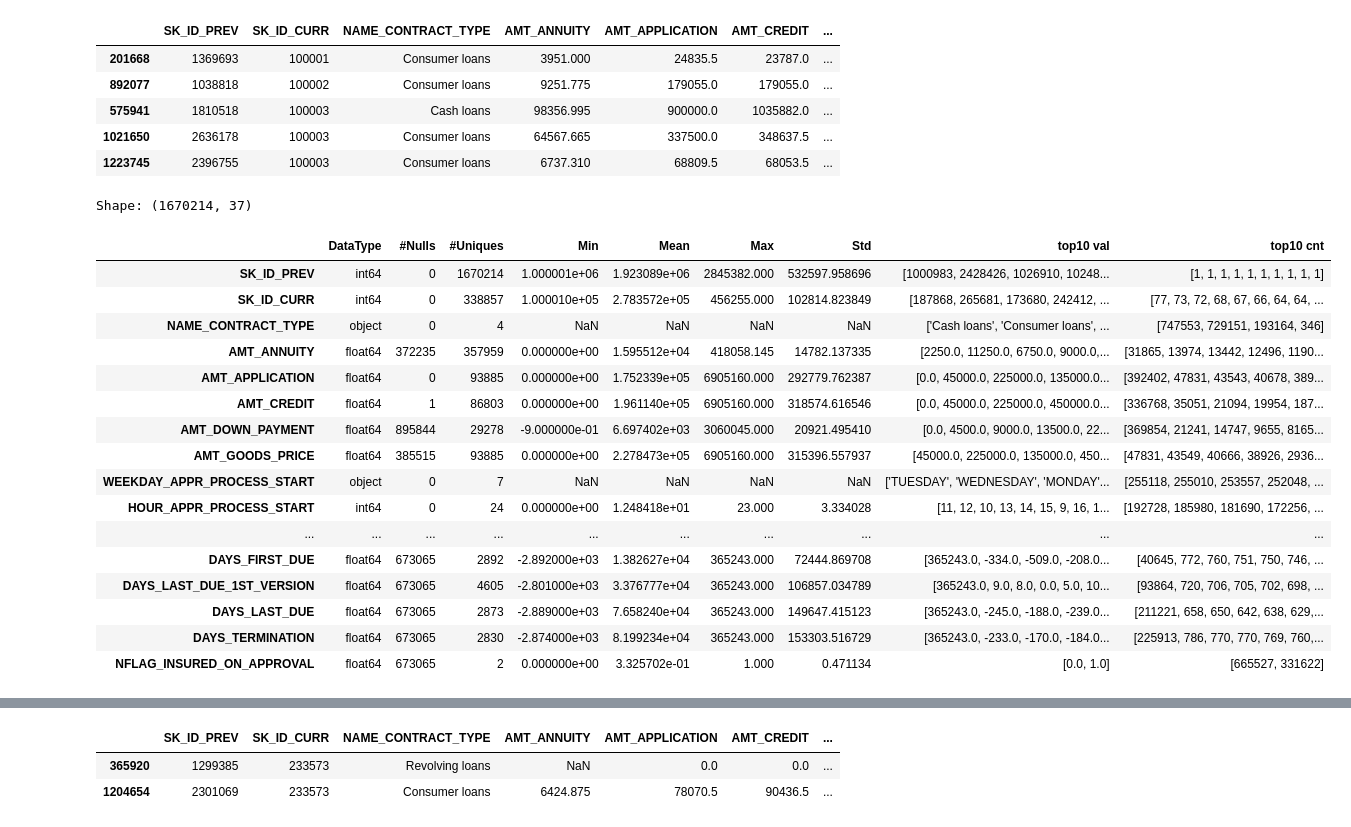
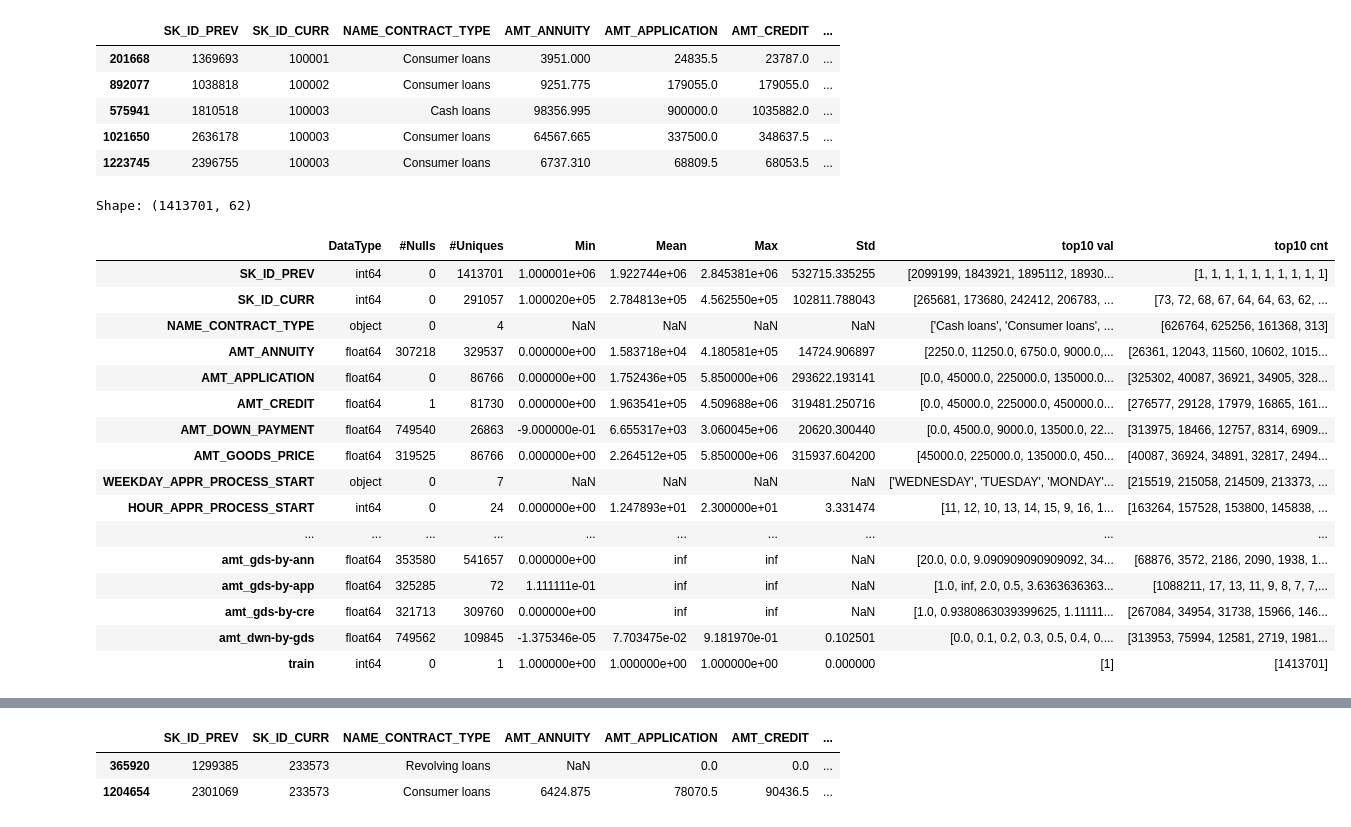
Before and after one commit to KazukiOnodera/Home-Credit-Default-Risk, a Jupyter notebook: py/EDA_002_previous_application.ipynb, the cells around one changed output, grey strips where cells are left out. Drawn from its saved outputs; the diff is of its cells as text; code cells hidden in the pictures.

```diff
--- a/py/EDA_002_previous_application.ipynb
+++ b/py/EDA_002_previous_application.ipynb
@@ -18,24 +18,32 @@ df.head()
 | 575941 | 1810518 | 100003 | Cash loans | 98356.995 | 900000.0 | 1035882.0 | ... |
 | 1021650 | 2636178 | 100003 | Consumer loans | 64567.665 | 337500.0 | 348637.5 | ... |
 | 1223745 | 2396755 | 100003 | Consumer loans | 6737.310 | 68809.5 | 68053.5 | ... |
+# %%
+train = utils.load_train()
+# %%
+df['train'] = 0
+df.loc[df['SK_ID_CURR'].isin(train.SK_ID_CURR), 'train'] = 1
+# %%
+df_test = df[df['train']==0]
+df_train = df[df['train']==1]
 # %%
-EDA.df_info(df)
+EDA.df_info(df_train)
 # %% [output]
-Shape: (1670214, 37)
+Shape: (1413701, 62)
 |  | DataType | #Nulls | #Uniques | Min | Mean | Max | Std | top10 val | top10 cnt |
-| SK_ID_PREV | int64 | 0 | 1670214 | 1.000001e+06 | 1.923089e+06 | 2845382.000 | 532597.958696 | [1000983, 2428426, 1026910, 10248... | [1, 1, 1, 1, 1, 1, 1, 1, 1, 1] |
-| SK_ID_CURR | int64 | 0 | 338857 | 1.000010e+05 | 2.783572e+05 | 456255.000 | 102814.823849 | [187868, 265681, 173680, 242412, ... | [77, 73, 72, 68, 67, 66, 64, 64, ... |
-| NAME_CONTRACT_TYPE | object | 0 | 4 | NaN | NaN | NaN | NaN | ['Cash loans', 'Consumer loans', ... | [747553, 729151, 193164, 346] |
-| AMT_ANNUITY | float64 | 372235 | 357959 | 0.000000e+00 | 1.595512e+04 | 418058.145 | 14782.137335 | [2250.0, 11250.0, 6750.0, 9000.0,... | [31865, 13974, 13442, 12496, 1190... |
-| AMT_APPLICATION | float64 | 0 | 93885 | 0.000000e+00 | 1.752339e+05 | 6905160.000 | 292779.762387 | [0.0, 45000.0, 225000.0, 135000.0... | [392402, 47831, 43543, 40678, 389... |
-| AMT_CREDIT | float64 | 1 | 86803 | 0.000000e+00 | 1.961140e+05 | 6905160.000 | 318574.616546 | [0.0, 45000.0, 225000.0, 450000.0... | [336768, 35051, 21094, 19954, 187... |
-| AMT_DOWN_PAYMENT | float64 | 895844 | 29278 | -9.000000e-01 | 6.697402e+03 | 3060045.000 | 20921.495410 | [0.0, 4500.0, 9000.0, 13500.0, 22... | [369854, 21241, 14747, 9655, 8165... |
-| AMT_GOODS_PRICE | float64 | 385515 | 93885 | 0.000000e+00 | 2.278473e+05 | 6905160.000 | 315396.557937 | [45000.0, 225000.0, 135000.0, 450... | [47831, 43549, 40666, 38926, 2936... |
-| WEEKDAY_APPR_PROCESS_START | object | 0 | 7 | NaN | NaN | NaN | NaN | ['TUESDAY', 'WEDNESDAY', 'MONDAY'... | [255118, 255010, 253557, 252048, ... |
-| HOUR_APPR_PROCESS_START | int64 | 0 | 24 | 0.000000e+00 | 1.248418e+01 | 23.000 | 3.334028 | [11, 12, 10, 13, 14, 15, 9, 16, 1... | [192728, 185980, 181690, 172256, ... |
+| SK_ID_PREV | int64 | 0 | 1413701 | 1.000001e+06 | 1.922744e+06 | 2.845381e+06 | 532715.335255 | [2099199, 1843921, 1895112, 18930... | [1, 1, 1, 1, 1, 1, 1, 1, 1, 1] |
+| SK_ID_CURR | int64 | 0 | 291057 | 1.000020e+05 | 2.784813e+05 | 4.562550e+05 | 102811.788043 | [265681, 173680, 242412, 206783, ... | [73, 72, 68, 67, 64, 64, 63, 62, ... |
+| NAME_CONTRACT_TYPE | object | 0 | 4 | NaN | NaN | NaN | NaN | ['Cash loans', 'Consumer loans', ... | [626764, 625256, 161368, 313] |
+| AMT_ANNUITY | float64 | 307218 | 329537 | 0.000000e+00 | 1.583718e+04 | 4.180581e+05 | 14724.906897 | [2250.0, 11250.0, 6750.0, 9000.0,... | [26361, 12043, 11560, 10602, 1015... |
+| AMT_APPLICATION | float64 | 0 | 86766 | 0.000000e+00 | 1.752436e+05 | 5.850000e+06 | 293622.193141 | [0.0, 45000.0, 225000.0, 135000.0... | [325302, 40087, 36921, 34905, 328... |
+| AMT_CREDIT | float64 | 1 | 81730 | 0.000000e+00 | 1.963541e+05 | 4.509688e+06 | 319481.250716 | [0.0, 45000.0, 225000.0, 450000.0... | [276577, 29128, 17979, 16865, 161... |
+| AMT_DOWN_PAYMENT | float64 | 749540 | 26863 | -9.000000e-01 | 6.655317e+03 | 3.060045e+06 | 20620.300440 | [0.0, 4500.0, 9000.0, 13500.0, 22... | [313975, 18466, 12757, 8314, 6909... |
+| AMT_GOODS_PRICE | float64 | 319525 | 86766 | 0.000000e+00 | 2.264512e+05 | 5.850000e+06 | 315937.604200 | [45000.0, 225000.0, 135000.0, 450... | [40087, 36924, 34891, 32817, 2494... |
+| WEEKDAY_APPR_PROCESS_START | object | 0 | 7 | NaN | NaN | NaN | NaN | ['WEDNESDAY', 'TUESDAY', 'MONDAY'... | [215519, 215058, 214509, 213373, ... |
+| HOUR_APPR_PROCESS_START | int64 | 0 | 24 | 0.000000e+00 | 1.247893e+01 | 2.300000e+01 | 3.331474 | [11, 12, 10, 13, 14, 15, 9, 16, 1... | [163264, 157528, 153800, 145838, ... |
 | ... | ... | ... | ... | ... | ... | ... | ... | ... | ... |
-| DAYS_FIRST_DUE | float64 | 673065 | 2892 | -2.892000e+03 | 1.382627e+04 | 365243.000 | 72444.869708 | [365243.0, -334.0, -509.0, -208.0... | [40645, 772, 760, 751, 750, 746, ... |
-| DAYS_LAST_DUE_1ST_VERSION | float64 | 673065 | 4605 | -2.801000e+03 | 3.376777e+04 | 365243.000 | 106857.034789 | [365243.0, 9.0, 8.0, 0.0, 5.0, 10... | [93864, 720, 706, 705, 702, 698, ... |
-| DAYS_LAST_DUE | float64 | 673065 | 2873 | -2.889000e+03 | 7.658240e+04 | 365243.000 | 149647.415123 | [365243.0, -245.0, -188.0, -239.0... | [211221, 658, 650, 642, 638, 629,... |
-| DAYS_TERMINATION | float64 | 673065 | 2830 | -2.874000e+03 | 8.199234e+04 | 365243.000 | 153303.516729 | [365243.0, -233.0, -170.0, -184.0... | [225913, 786, 770, 770, 769, 760,... |
-| NFLAG_INSURED_ON_APPROVAL | float64 | 673065 | 2 | 0.000000e+00 | 3.325702e-01 | 1.000 | 0.471134 | [0.0, 1.0] | [665527, 331622] |
+| amt_gds-by-ann | float64 | 353580 | 541657 | 0.000000e+00 | inf | inf | NaN | [20.0, 0.0, 9.090909090909092, 34... | [68876, 3572, 2186, 2090, 1938, 1... |
+| amt_gds-by-app | float64 | 325285 | 72 | 1.111111e-01 | inf | inf | NaN | [1.0, inf, 2.0, 0.5, 3.6363636363... | [1088211, 17, 13, 11, 9, 8, 7, 7,... |
+| amt_gds-by-cre | float64 | 321713 | 309760 | 0.000000e+00 | inf | inf | NaN | [1.0, 0.9380863039399625, 1.11111... | [267084, 34954, 31738, 15966, 146... |
+| amt_dwn-by-gds | float64 | 749562 | 109845 | -1.375346e-05 | 7.703475e-02 | 9.181970e-01 | 0.102501 | [0.0, 0.1, 0.2, 0.3, 0.5, 0.4, 0.... | [313953, 75994, 12581, 2719, 1981... |
+| train | int64 | 0 | 1 | 1.000000e+00 | 1.000000e+00 | 1.000000e+00 | 0.000000 | [1] | [1413701] |
```
Also changed, not shown: parts of 7 cells of this notebook, 2 other files.
